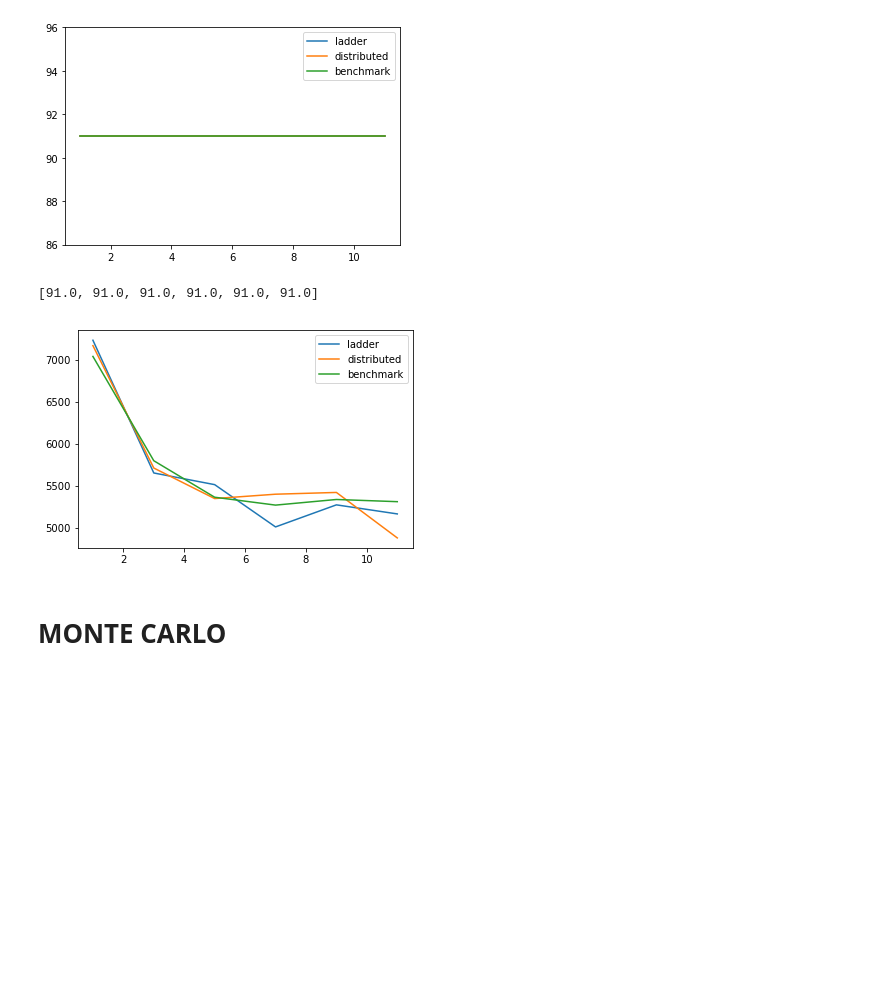
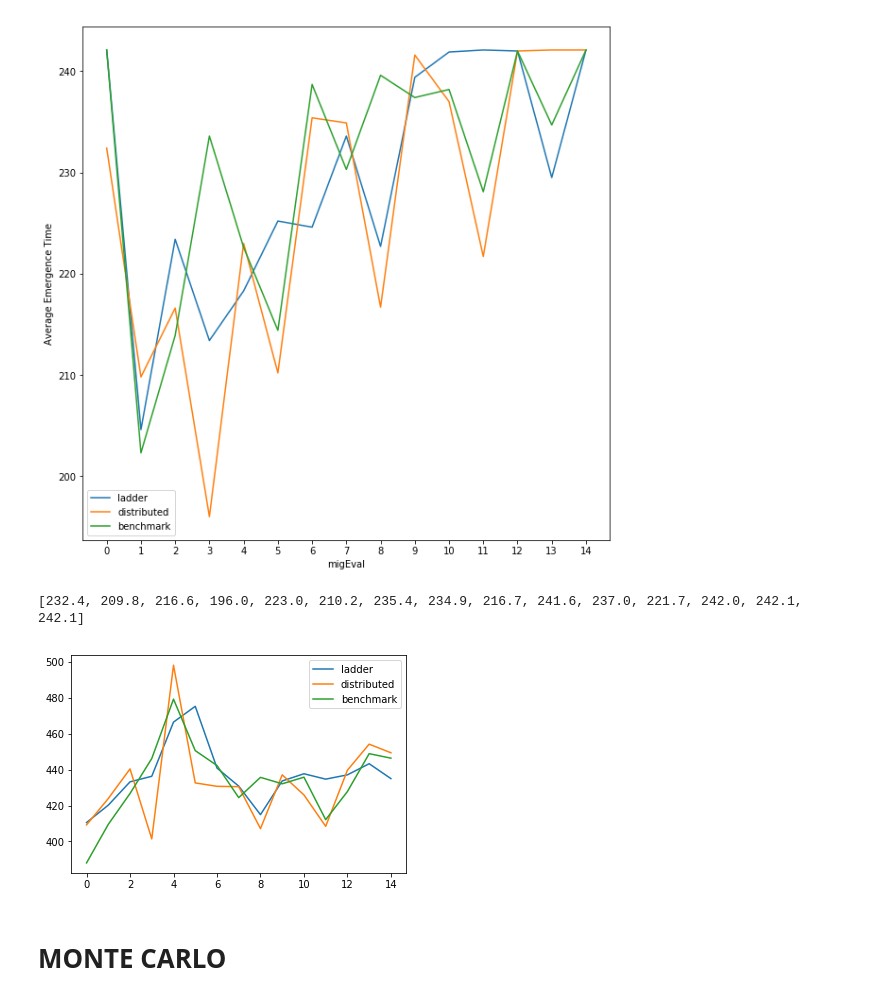
Before and after one commit to MBonnee/Evolutionary-Computing, a Jupyter notebook: plotting.ipynb, the cells around one changed output. Drawn from its saved outputs; the diff is of its cells as text; code cells hidden in the pictures; blank space fills up the shorter version.

Commit message:
plotting of mig_pop vs #evals > 7 fitness on schaffers

```diff
--- a/plotting.ipynb
+++ b/plotting.ipynb
@@ -22,7 +22,7 @@ def diversity(values, num_isl):
 
 # global params pop_size,
 num_isl = 0
-with open('output_bent_bench.txt') as f:
+with open('output_schaf.txt') as f:
     content = f.readlines()
     content = [x.strip() for x in content];
     num_isl = int(content[0].split(": ")[1])
@@ -47,7 +47,7 @@ with open('output_bent_bench.txt') as f:
 
 df = pd.DataFrame(evals)
 plt.figure(figsize=(20,10))
-
+'''
 df.plot(x='eval', y=['avg_'+str(i+1) for i in range(num_isl)], figsize=(10,10))
 plt.xlabel('Generation')
 plt.ylabel('Average island fitness')
@@ -57,7 +57,7 @@ plt.xlabel('Generation')
 plt.ylabel('Fittest individual')
 plt.xlim([20, 70])
 plt.show()
-
+'''
 
 # color mapping for plots below
 colors = {0:'c', 1:'r',2:'g',3:'y',4:'m', 5:'c', 6: 'b', 7:'k', 8:'#F0F0F0', 9:'#888888'}
@@ -71,18 +71,18 @@ def swap_color(dct, index):
 
     return lst
 
-'''
+
 # so div_1 is the diversity on island 1
 # blue shows how many individuals originate from island 1, orange from 2
 for i in range(num_isl):
-    df_div = pd.DataFrame.from_dict(dict(df['div_'+str(i+1)]), orient='index')
-    df_div.plot(kind="bar", stacked=True, color=swap_color(colors,i), width=1.0)
+    df_div = pd.DataFrame.from_dict(dict(df['div_'+str(i+1)][:100]), orient='index')
+    df_div.plot(kind="bar", stacked=True, color=swap_color(colors,i), width=1.0, figsize=(10,10))
     plt.legend(bbox_to_anchor=(0., 1.02, 1., .102), loc=3,
        ncol=num_isl, mode="expand", borderaxespad=0.)
     plt.xticks([])
     plt.xlabel('Migration rounds')
     plt.ylabel('Population size')
 
+
 plt.show()
-'''
 # %% [output]
@@ -118,59 +125,69 @@ for filename in os.listdir(path):
 
     if (filename.split('_')[1] == 'Store'):
         continue
-
+    # parameter value
     mig_pop = int(filename.split('_')[1])
-
     if filename.startswith(prefix):
         with open(path+filename, 'rU') as f:
             t = f.read()
-            score = re.search('([0-9].[0-9]*)', t)
+            # score = re.search('([0-9].[0-9]*)', t)
             runtime = re.search('([0-9]?.?[0-9]*)ms', t)
             runtime = float(runtime.group(0)[:-2])
-            score = float(score.group(0))
+            # score = float(score.group(0))
+            # print (runtime)
+            evals = re.search('FIN_EVAL:([0-9]*)', t)
+            if (evals is None):
+                searches = re.findall('(EVAL: [0-9]*)', t)
+                evals = int(searches[-1].split(':')[1])
+            else:
+                evals = int(evals.group(0).split(':')[1])
 
             if (mig_pop not in mig_pop_dict.keys()):
-                mig_pop_dict[mig_pop] = {'b_perf': 0, 'b_run':0, 'l_perf': 0, 'l_run': 0, 'd_perf':0, 'd_run':0}
+                mig_pop_dict[mig_pop] = {'b_evals': 0, 'b_run':0, 'l_evals': 0, 'l_run': 0, 'd_evals':0, 'd_run':0}
 
             if ('benchmark' in filename):
-                mig_pop_dict[mig_pop]['b_perf'] = float(mig_pop_dict[mig_pop]['b_perf']) + score
+                mig_pop_dict[mig_pop]['b_evals'] = float(mig_pop_dict[mig_pop]['b_evals']) + evals
                 mig_pop_dict[mig_pop]['b_run'] = float(mig_pop_dict[mig_pop]['b_run']) + runtime
             elif('ladder' in filename):
-                mig_pop_dict[mig_pop]['l_perf'] = float(mig_pop_dict[mig_pop]['l_perf']) + score
+                mig_pop_dict[mig_pop]['l_evals'] = float(mig_pop_dict[mig_pop]['l_evals']) + evals
                 mig_pop_dict[mig_pop]['l_run'] = float(mig_pop_dict[mig_pop]['l_run']) + runtime
             elif('distr' in filename):
-                mig_pop_dict[mig_pop]['d_perf'] = float(mig_pop_dict[mig_pop]['d_perf']) + score
+                mig_pop_dict[mig_pop]['d_evals'] = float(mig_pop_dict[mig_pop]['d_evals']) + evals
                 mig_pop_dict[mig_pop]['d_run'] = float(mig_pop_dict[mig_pop]['d_run']) + runtime
 
 keys = list(mig_pop_dict.keys())
 keys = [int(x) for x in keys]
 keys = sorted(keys, reverse=False)
 
-l_perfs = [mig_pop_dict[key]['l_perf']+1 for key in keys]
-b_perfs = [mig_pop_dict[key]['b_perf']+1 for key in keys]
-d_perfs = [mig_pop_dict[key]['d_perf']+1 for key in keys]
+l_evals = [mig_pop_dict[key]['l_evals']/10 for key in keys]
+b_evals = [mig_pop_dict[key]['b_evals']/10 for key in keys]
+d_evals = [mig_pop_dict[key]['d_evals']/10 for key in keys]
 
-l_runs = [mig_pop_dict[key]['l_run'] for key in keys]
-b_runs = [mig_pop_dict[key]['b_run'] for key in keys]
-d_runs = [mig_pop_dict[key]['d_run'] for key in keys]
+l_runs = [mig_pop_dict[key]['l_run']/10 for key in keys]
+b_runs = [mig_pop_dict[key]['b_run']/10 for key in keys]
+d_runs = [mig_pop_dict[key]['d_run']/10 for key in keys]
 
-plt.plot(keys, l_perfs, label='ladder')
-plt.plot(keys, d_perfs, label='distributed')
-plt.plot(keys, b_perfs, label='benchmark')
+plt.figure(figsize=(10,10))
+plt.plot(keys, l_evals, label='ladder')
+plt.plot(keys, d_evals, label='distributed')
+plt.plot(keys, b_evals, label='benchmark')
 plt.legend()
+plt.xticks([x for x in range(0, 15)])
+plt.ylabel('Average Emergence Time')
+plt.xlabel('migEval')
 plt.show()
 
-print (d_perfs)
+print (d_evals)
 
 plt.plot(keys, l_runs, label='ladder')
 plt.plot(keys, d_runs, label='distributed')
 plt.plot(keys, b_runs, label='benchmark')
 plt.legend()
 plt.show()
 # %% [output]
-[figure, old version]
+[figure, new version]
-[91.0, 91.0, 91.0, 91.0, 91.0, 91.0]
+[232.4, 209.8, 216.6, 196.0, 223.0, 210.2, 235.4, 234.9, 216.7, 241.6, 237.0, 221.7, 242.0, 242.1, 242.1]
-[figure, old version]
+[figure, new version]
 # %% [markdown]
 # MONTE CARLO
 # %%
```
Also changed, not shown: parts of 1 cell of this notebook, 4 other files.
